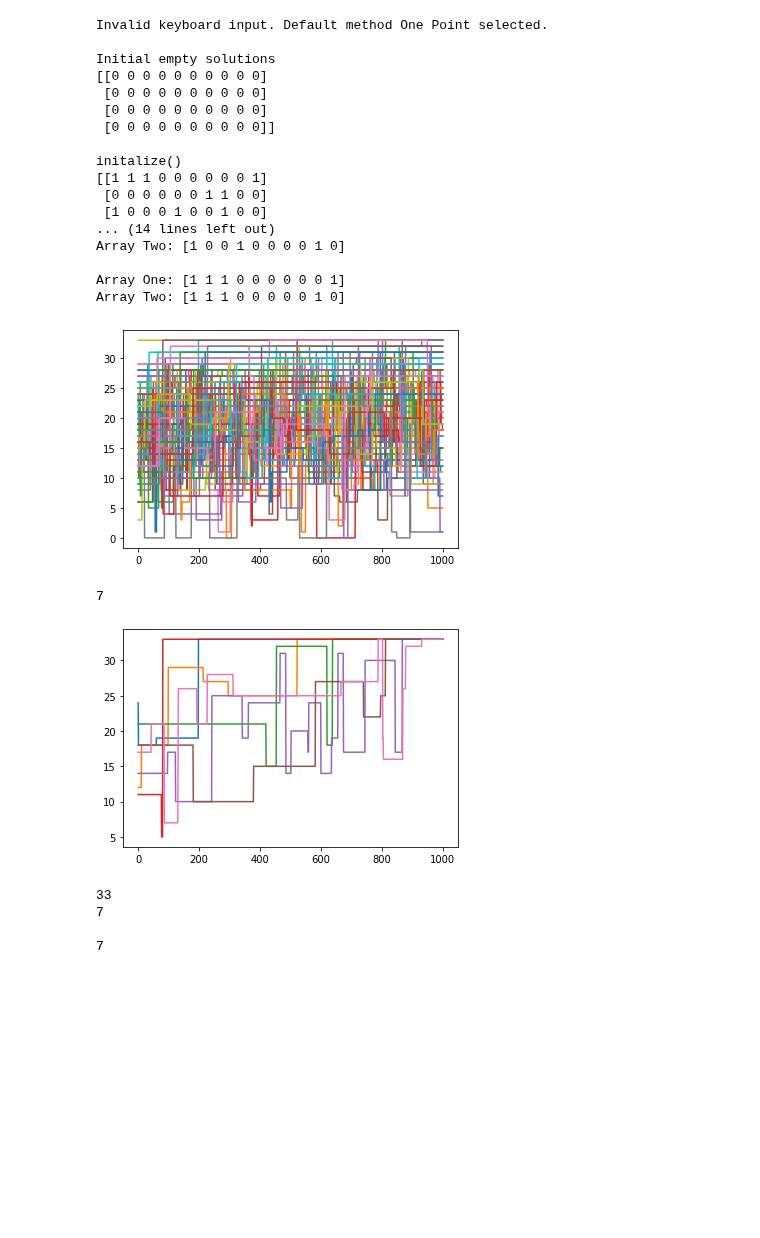
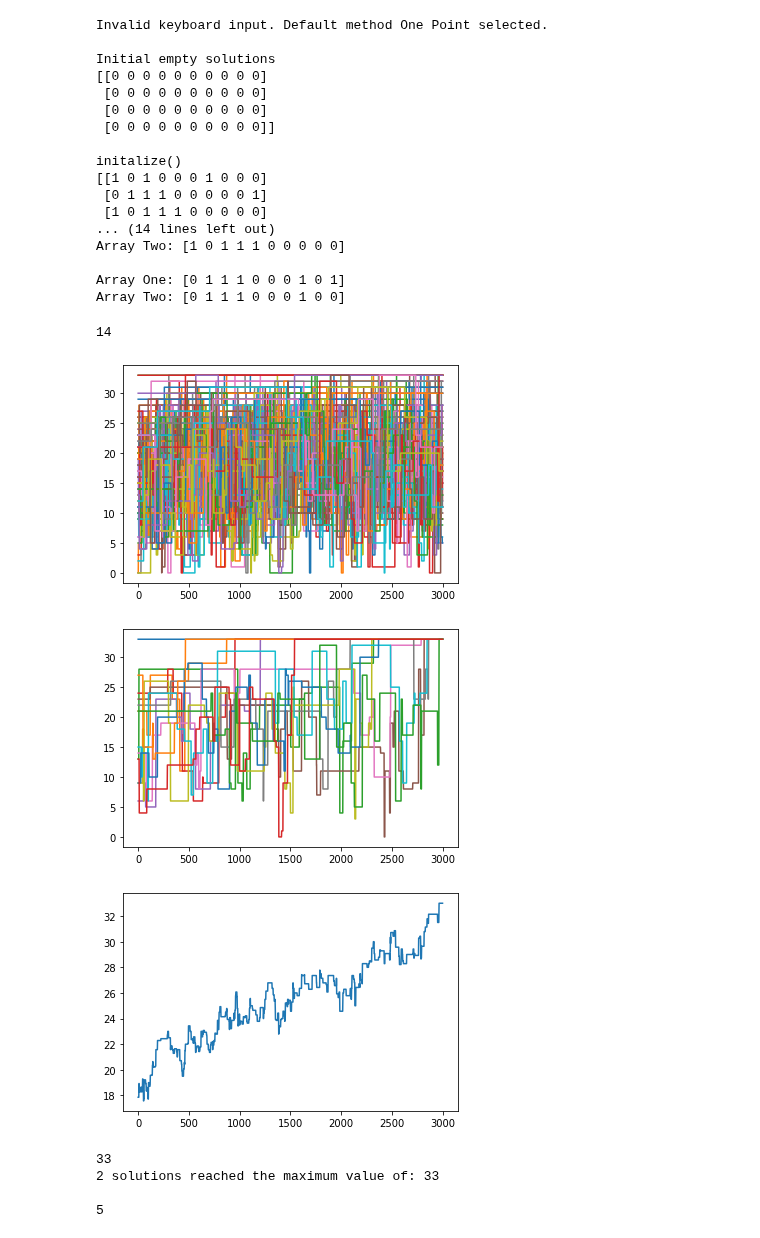
Before and after one commit to LordLean/Acquired-Intelligence-Adaptive-Behaviour, a Jupyter notebook: AIAB_Labs/microbialGA.ipynb, the cells around one changed output. Cells and saved outputs as stored; diff of their text form; code cells hidden in the pictures; blank space fills up the shorter version.

```diff
--- a/AIAB_Labs/microbialGA.ipynb
+++ b/AIAB_Labs/microbialGA.ipynb
@@ -274,7 +266,7 @@ except:
   print("Invalid keyboard input. Default method {} selected.".format(method))
   crossover_operation = crossover[method]
 print()
-mga = MicrobialGA(config["kp"], config["capacity"], crossover_op=crossover_operation, population_size=4)
+mga = MicrobialGA(config["kp"], config["capacity"], crossover_op=crossover_operation, population_size=4, crossover_rate=1)
 print("Initial empty solutions")
 print(mga.population)
 mga.initalize()
@@ -308,36 +300,55 @@ Initial empty solutions
  [0 0 0 0 0 0 0 0 0 0]]
 
 initalize()
-[[1 1 1 0 0 0 0 0 0 1]
- [0 0 0 0 0 0 1 1 0 0]
- [1 0 0 0 1 0 0 1 0 0]
+[[1 0 1 0 0 0 1 0 0 0]
+ [0 1 1 1 0 0 0 0 0 1]
+ [1 0 1 1 1 0 0 0 0 0]
 ... (14 lines left out)
-Array Two: [1 0 0 1 0 0 0 0 1 0]
+Array Two: [1 0 1 1 1 0 0 0 0 0]
 
-Array One: [1 1 1 0 0 0 0 0 0 1]
-Array Two: [1 1 1 0 0 0 0 0 1 0]
+Array One: [0 1 1 1 0 0 0 1 0 1]
+Array Two: [0 1 1 1 0 0 0 1 0 0]
 # %%
-tourn = 1000
+tourn = 3000
 pop = 100
 mga = MicrobialGA(config["kp"], config["capacity"], crossover["One Point"], mutation_rate=0.25, tournaments=tourn, population_size=pop)
 mga.evolve()
+mga.final_graphs(distance_from_max=0)
+
+print(mga.proportion)
+
+data_x = np.arange(0,mga.tournaments)
+
+# Plot all solutions evolutions.
 for i, _ in enumerate(mga.graph_points):
-  data_x = np.arange(0,mga.tournaments)
   data_y = mga.graph_points[i]
   plt.plot(data_x, data_y)
 plt.show()
-mga.proportion
+
+
+# Plot solutions that ended with a value within a set bound from maximum benefit.
+for graph_vals in mga.final_graph_list:
+  data_y = graph_vals
+  plt.plot(data_x, data_y)
+plt.show()
+
+
+# Plot the average of those successful solutions.
+avg = list()
+for i in range(mga.tournaments):
+  ls = list()
+  for array in mga.final_graph_list:
+    ls.append(array[i])
+  avg_by_index = sum(ls)/len(ls)
+  avg.append(avg_by_index)
+
+plt.plot(data_x,avg)
+plt.show()
 # %% [output]
+14
-[figure, old version]
+[figure, new version]
-7
+[figure, added]
+[figure, added]
-# %%
-for graph_vals in mga.final_graph_list:
-  data_x = np.arange(0,mga.tournaments)
-  data_y = graph_vals
-  plt.plot(data_x, data_y)
-plt.show()
-# %% [output]
-[figure, removed]
 # %%
 final_solution_list = list()
 for solution in mga.population:
@@ -352,11 +363,11 @@ for item in final_solution_list:
   if item == 33:
     counter.append(item)
 
-print(len(counter))
+print(len(counter), "solutions reached the maximum value of: {}".format(mga.max_val))
 print()
 print(mga.proportion)
 # %% [output]
 33
-7
+2 solutions reached the maximum value of: 33
 
-7
+5
```
Also changed, not shown: parts of 1 cell of this notebook.
